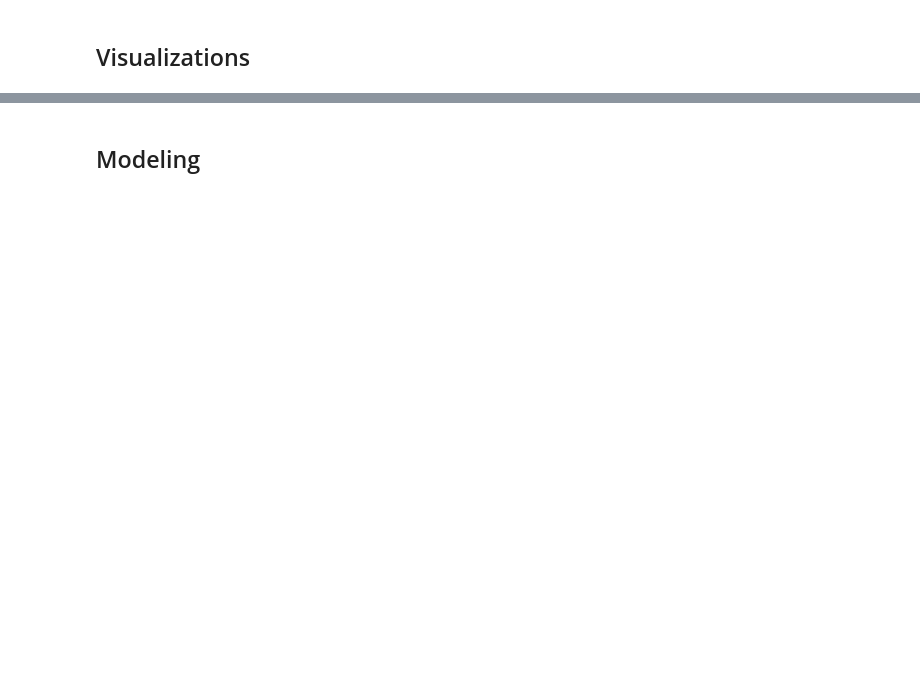
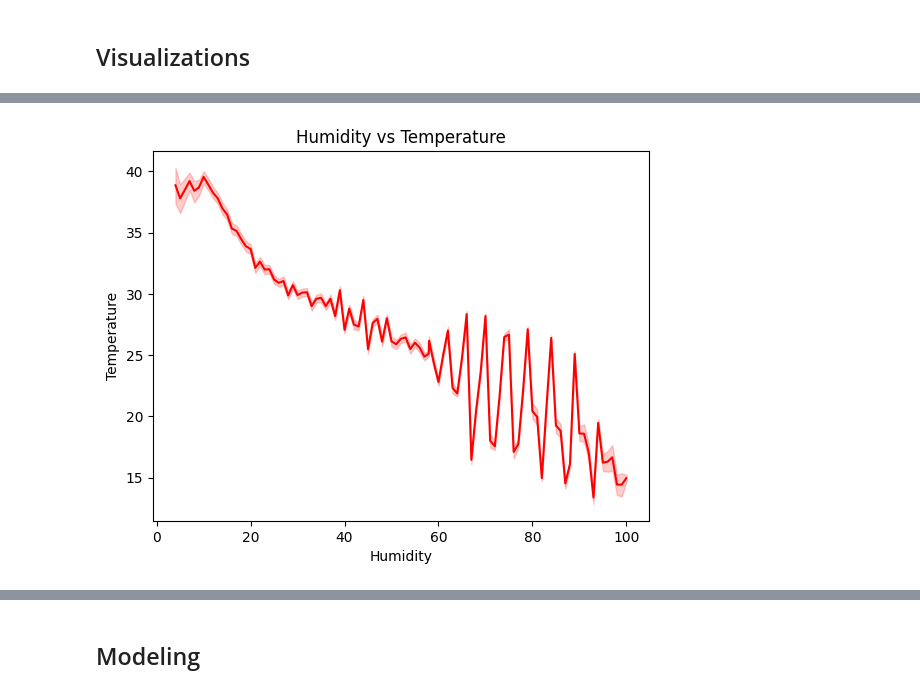
Before and after one commit to zhutchens/weather-analysis, a Jupyter notebook: weather.ipynb, the cells around one changed output, grey strips where cells are left out. Cells and saved outputs as stored; diff of their text form; code cells hidden in the pictures; blank space fills up the shorter version.

```diff
--- a/weather.ipynb
+++ b/weather.ipynb
@@ -126,0 +147,8 @@ dtype: bool
+# %%
+sb.lineplot(x = weather_data[' _hum'], y = weather_data[' _tempm'], color = 'red')
+plt.xlabel('Humidity')
+plt.ylabel('Temperature')
+plt.title('Humidity vs Temperature')
+plt.show()
+# %% [output]
+[figure, added]
```
Also changed, not shown: parts of 31 cells of this notebook, 2 other files.
